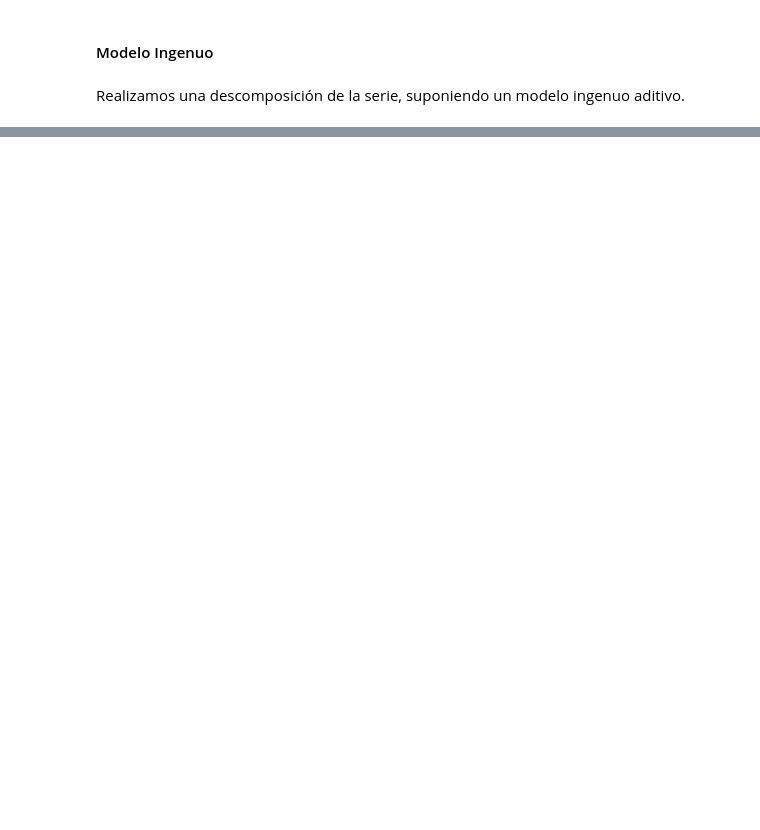
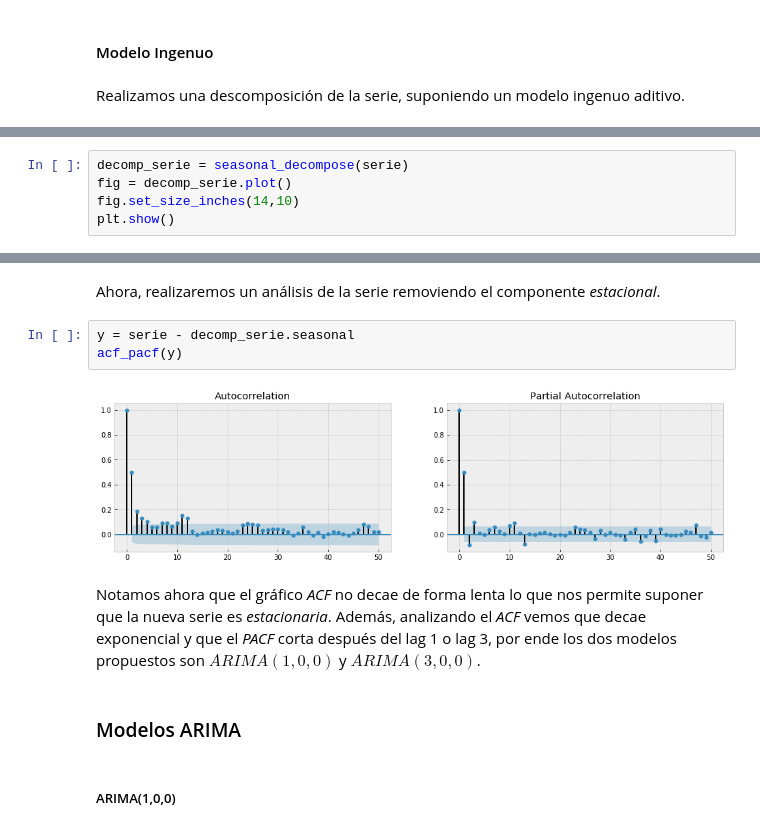
Before and after one commit to dsanmartin/INF475-HW, a Jupyter notebook: 2/homework2.ipynb, the cells around one changed output, grey strips where cells are left out. Cells and saved outputs as stored; diff of their text form; blank space fills up the shorter version.

```diff
--- a/2/homework2.ipynb
+++ b/2/homework2.ipynb
@@ -181,0 +111,5 @@ plt.show()
+# %%
+decomp_serie = seasonal_decompose(serie)
+fig = decomp_serie.plot()
+fig.set_size_inches(14,10)
+plt.show()
@@ -181,0 +118,13 @@ plt.show()
+# %% [markdown]
+Ahora, realizaremos un análisis de la serie removiendo el componente *estacional*.
+# %%
+y = serie - decomp_serie.seasonal
+acf_pacf(y)
+# %% [output]
+[figure, added]
+# %% [markdown]
+Notamos ahora que el gráfico *ACF* no decae de forma lenta lo que nos permite suponer que la nueva serie es *estacionaria*. Además, analizando el *ACF* vemos que decae exponencial y que el *PACF* corta después del lag 1 o lag 3, por ende los dos modelos propuestos son $ARIMA(1,0,0)$ y $ARIMA(3,0,0)$.
+# %% [markdown]
+### Modelos ARIMA
+# %% [markdown]
+##### ARIMA(1,0,0)
```
Also changed, not shown: parts of 91 cells of this notebook.
